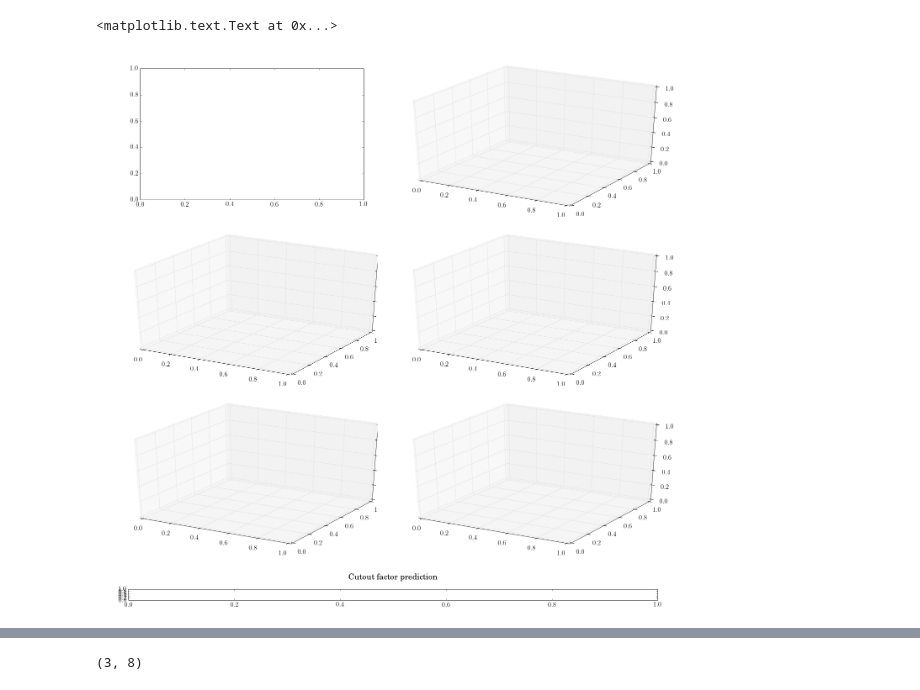
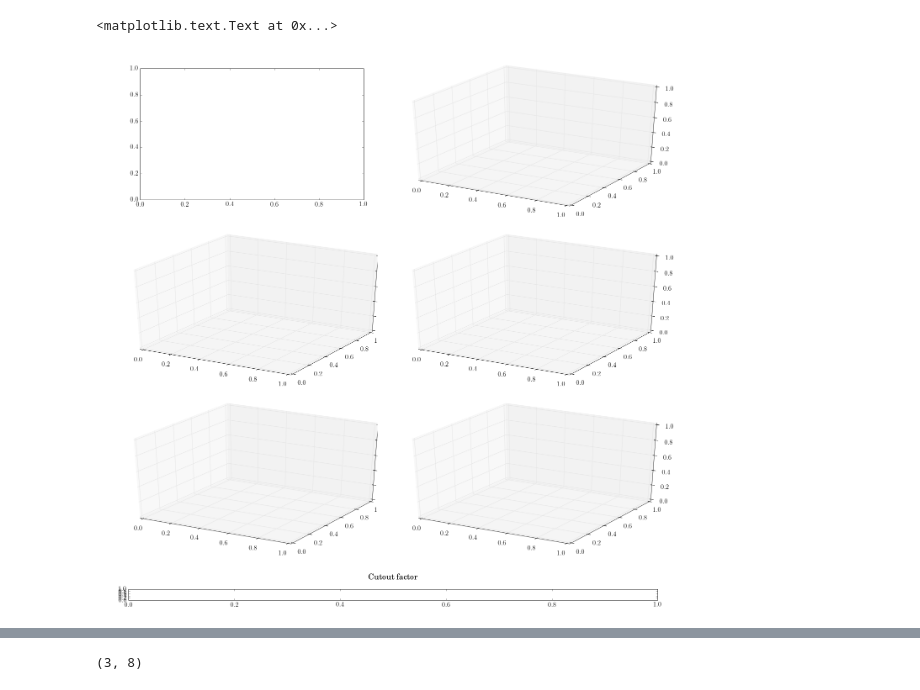
Before and after one commit to SimonBiggs/electronfactors, a Jupyter notebook: examples/Method -- Fit deformability example.ipynb, the cells around one changed output, grey strips where cells are left out. Saved outputs shown, nothing was run; the diff lists cells and outputs as text; code cells hidden in the pictures.

```diff
--- a/examples/Method -- Fit deformability example.ipynb
+++ b/examples/Method -- Fit deformability example.ipynb
@@ -32,24 +32,24 @@ rc('legend', fontsize=16, scatterpoints=1, fancybox=True)
 # %%
 fig = plt.figure(figsize=(6*1.618*2,6*3))
 
 gs1 = gridspec.GridSpec(3, 2)
 gs1.update(left=0, right=1, top=1, bottom=0.085, hspace=0.05, wspace=-0.1)
 
 ax1 = fig.add_subplot(gs1[0,1], projection='3d')
 ax2 = fig.add_subplot(gs1[1,0], projection='3d')
 ax3 = fig.add_subplot(gs1[1,1], projection='3d')
 ax4 = fig.add_subplot(gs1[2,0], projection='3d')
 ax5 = fig.add_subplot(gs1[2,1], projection='3d')
 
 gs2 = gridspec.GridSpec(3, 2)
 gs2.update(left=0.07, right=0.83, top=0.975, bottom=0.23, hspace=0.05, wspace=0)
 ax0 = fig.add_subplot(gs2[0,0])
 
 
 cbar_ax = fig.add_axes([0.05, 0.0, 0.9, 0.02])
-cbar_ax.set_title(r'Cutout factor prediction', y=1.7)
+cbar_ax.set_title(r'Cutout factor', y=1.7)
 # %% [output]
 <matplotlib.text.Text at 0x...>
-[figure, old version]
+[figure, new version]
 # %%
 def display_fit(width, eqPonA, factor, model, fig, ax):
```
Also changed, not shown: parts of 10 cells of this notebook, 2 other files.
